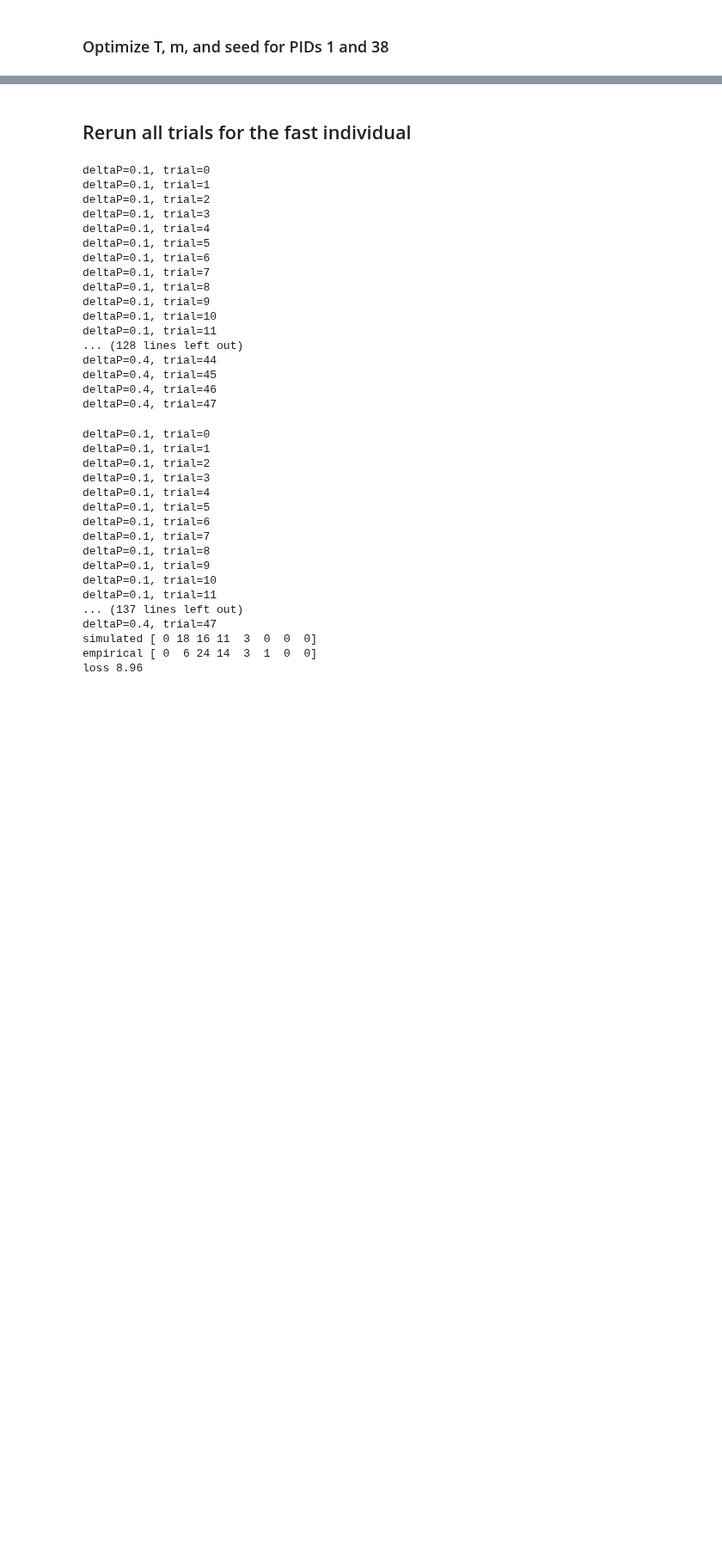
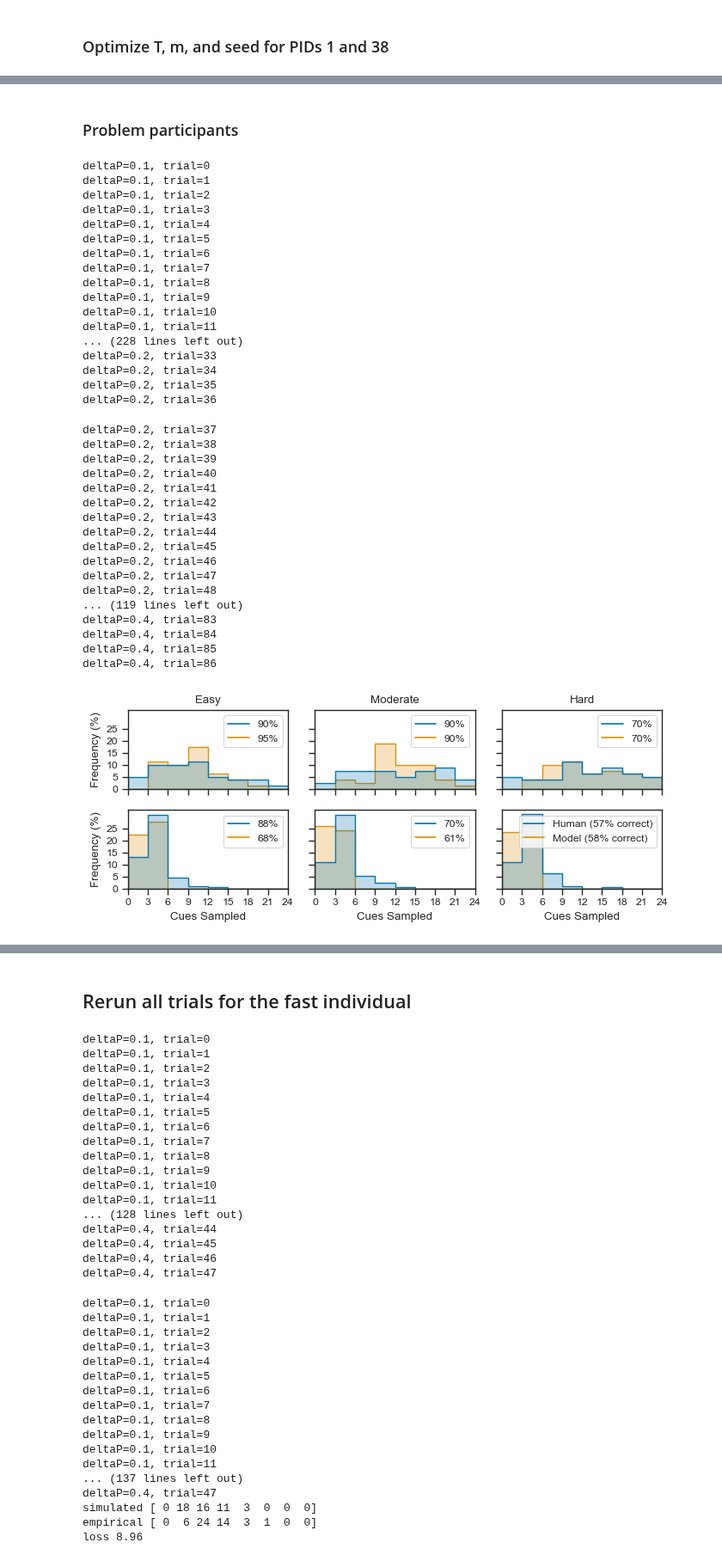
Before and after one commit to psipeter/speed-accuracy-tradeoff, a Jupyter notebook: individual_behavior.ipynb, the cells around one changed output, grey strips where cells are left out. Shown at 86% size. Drawn from its saved outputs; the diff is of its cells as text; code cells hidden in the pictures; blank space fills up the shorter version.

```diff
--- a/individual_behavior.ipynb
+++ b/individual_behavior.ipynb
@@ -192,0 +193,44 @@ loss 6.377156177156178
+# %% [markdown]
+### Problem participants
+# %%
+args1 = {'name':'tmTds_10', 'pid': 10, 'delta': 0.29, 'm': 0.33, 'seed': 57, 'T': 0.9500000000000001, 'tau': 0.07}
+args2 = {'name':'tmTds_26', 'pid': 26, 'delta': 0.8200000000000001, 'm': 0.64, 'seed': 21, 'T': 0.67, 'tau': 0.18}
+run_all_trials(args1)
+run_all_trials(args2)
+plot(args1['name'], args2['name'], "tmTds_10and26")
+# %% [output]
+deltaP=0.1, trial=0
+deltaP=0.1, trial=1
+deltaP=0.1, trial=2
+deltaP=0.1, trial=3
+deltaP=0.1, trial=4
+deltaP=0.1, trial=5
+deltaP=0.1, trial=6
+deltaP=0.1, trial=7
+deltaP=0.1, trial=8
+deltaP=0.1, trial=9
+deltaP=0.1, trial=10
+deltaP=0.1, trial=11
+... (228 lines left out)
+deltaP=0.2, trial=33
+deltaP=0.2, trial=34
+deltaP=0.2, trial=35
+deltaP=0.2, trial=36
+deltaP=0.2, trial=37
+deltaP=0.2, trial=38
+deltaP=0.2, trial=39
+deltaP=0.2, trial=40
+deltaP=0.2, trial=41
+deltaP=0.2, trial=42
+deltaP=0.2, trial=43
+deltaP=0.2, trial=44
+deltaP=0.2, trial=45
+deltaP=0.2, trial=46
+deltaP=0.2, trial=47
+deltaP=0.2, trial=48
+... (119 lines left out)
+deltaP=0.4, trial=83
+deltaP=0.4, trial=84
+deltaP=0.4, trial=85
+deltaP=0.4, trial=86
+[figure, added]
```
Also changed, not shown: parts of 8 cells of this notebook, 5 other files.
